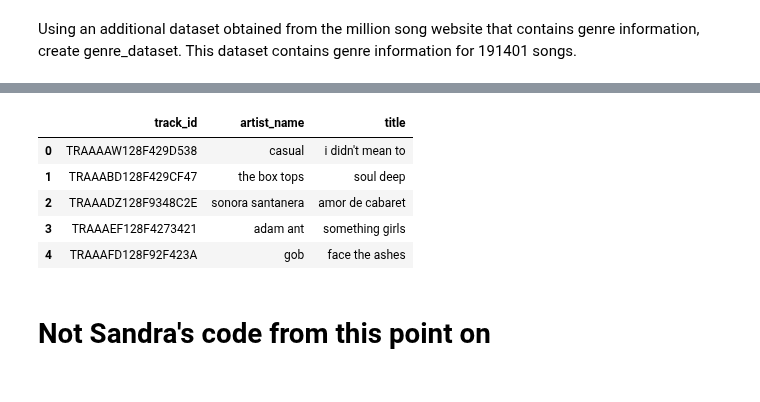
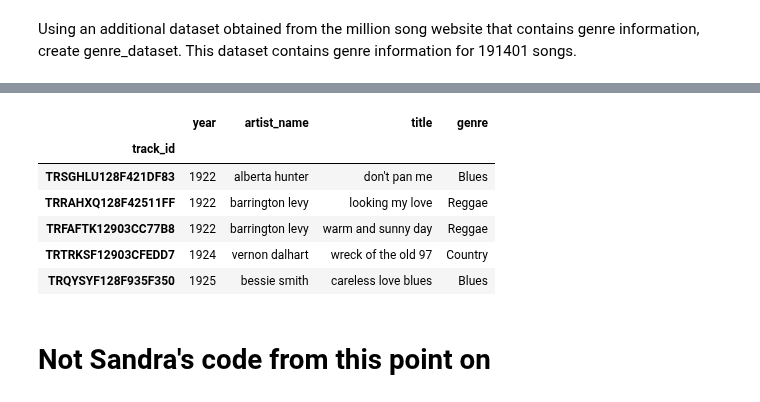
Before and after one commit to axnyang/CS401, a Jupyter notebook: msd_project.ipynb, the cells around one changed output, grey strips where cells are left out. Saved outputs shown, nothing was run; the diff lists cells and outputs as text; code cells hidden in the pictures.

```diff
--- a/msd_project.ipynb
+++ b/msd_project.ipynb
@@ -188,9 +93,0 @@ million_song = pd.DataFrame(
-# %%
-million_song.head()
-# %% [output]
-|  | track_id | artist_name | title |
-| 0 | TRAAAAW128F429D538 | casual | i didn't mean to |
-| 1 | TRAAABD128F429CF47 | the box tops | soul deep |
-| 2 | TRAAADZ128F9348C2E | sonora santanera | amor de cabaret |
-| 3 | TRAAAEF128F4273421 | adam ant | something girls |
-| 4 | TRAAAFD128F92F423A | gob | face the ashes |
@@ -197,3 +151,20 @@ million_song.head()
+# %%
+# Saving to csv
+
+# year_artist_name_title_genre.to_csv(os.path.join(data_dir + "/year_artist_name_title_genre.csv"), encoding='utf-8')
+
+# Loading
+
+year_artist_name_title_genre = pd.read_csv(os.path.join(data_dir + "/year_artist_name_title_genre.csv")).set_index('track_id')
+year_artist_name_title_genre.head()
+# %% [output]
+|  | year | artist_name | title | genre |
+| track_id |  |  |  |  |
+| TRSGHLU128F421DF83 | 1922 | alberta hunter | don't pan me | Blues |
+| TRRAHXQ128F42511FF | 1922 | barrington levy | looking my love | Reggae |
+| TRFAFTK12903CC77B8 | 1922 | barrington levy | warm and sunny day | Reggae |
+| TRTRKSF12903CFEDD7 | 1924 | vernon dalhart | wreck of the old 97 | Country |
+| TRQYSYF128F935F350 | 1925 | bessie smith | careless love blues | Blues |
 # %% [markdown]
 # Not Sandra's code from this point on
 # %% [markdown]
```
Also changed, not shown: parts of 16 cells of this notebook, 2 other files.
